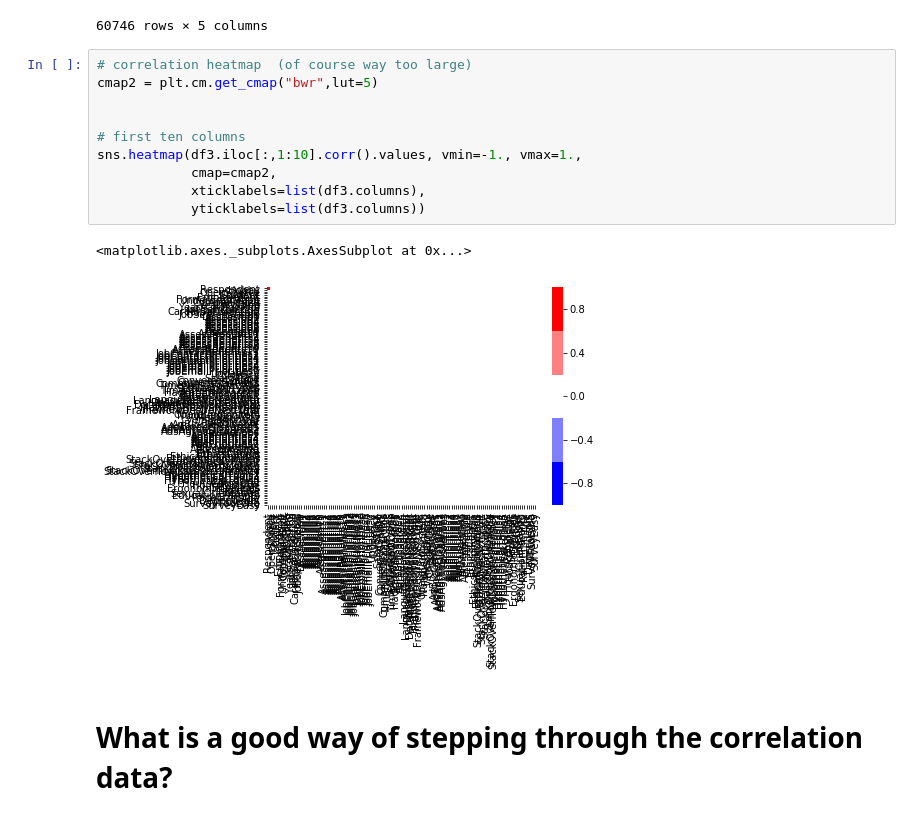
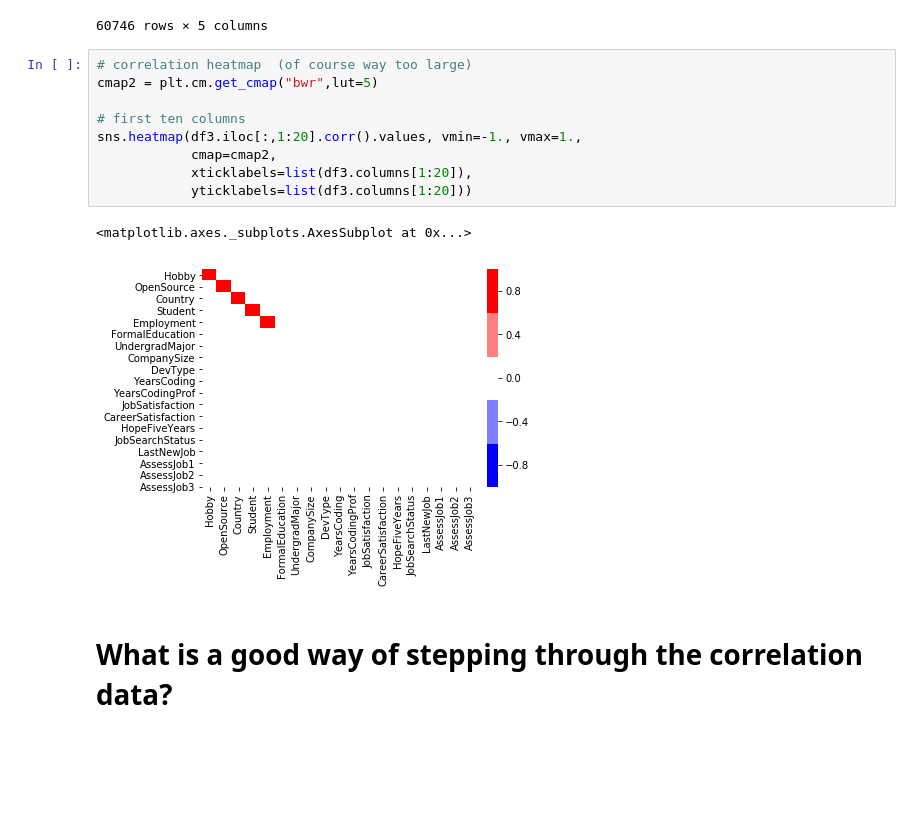
Before and after one commit to gitdownagain/RMOTR_DS_Project, a Jupyter notebook: 7_career_sat_VS_size.ipynb, the cells around one changed output. Saved outputs shown, nothing was run; the diff lists cells and outputs as text; blank space fills up the shorter version.

```diff
--- a/7_career_sat_VS_size.ipynb
+++ b/7_career_sat_VS_size.ipynb
@@ -366,15 +366,14 @@ df3.iloc[:, 1:6]
 # %%
 # correlation heatmap  (of course way too large)
 cmap2 = plt.cm.get_cmap("bwr",lut=5)
 
-
 # first ten columns
-sns.heatmap(df3.iloc[:,1:10].corr().values, vmin=-1., vmax=1.,
+sns.heatmap(df3.iloc[:,1:20].corr().values, vmin=-1., vmax=1.,
             cmap=cmap2,
-            xticklabels=list(df3.columns),
-            yticklabels=list(df3.columns))
+            xticklabels=list(df3.columns[1:20]),
+            yticklabels=list(df3.columns[1:20]))
 # %% [output]
 <matplotlib.axes._subplots.AxesSubplot at 0x...>
-[figure, old version]
+[figure, new version]
 # %% [markdown]
 # What is a good way of stepping through the correlation data?
```
